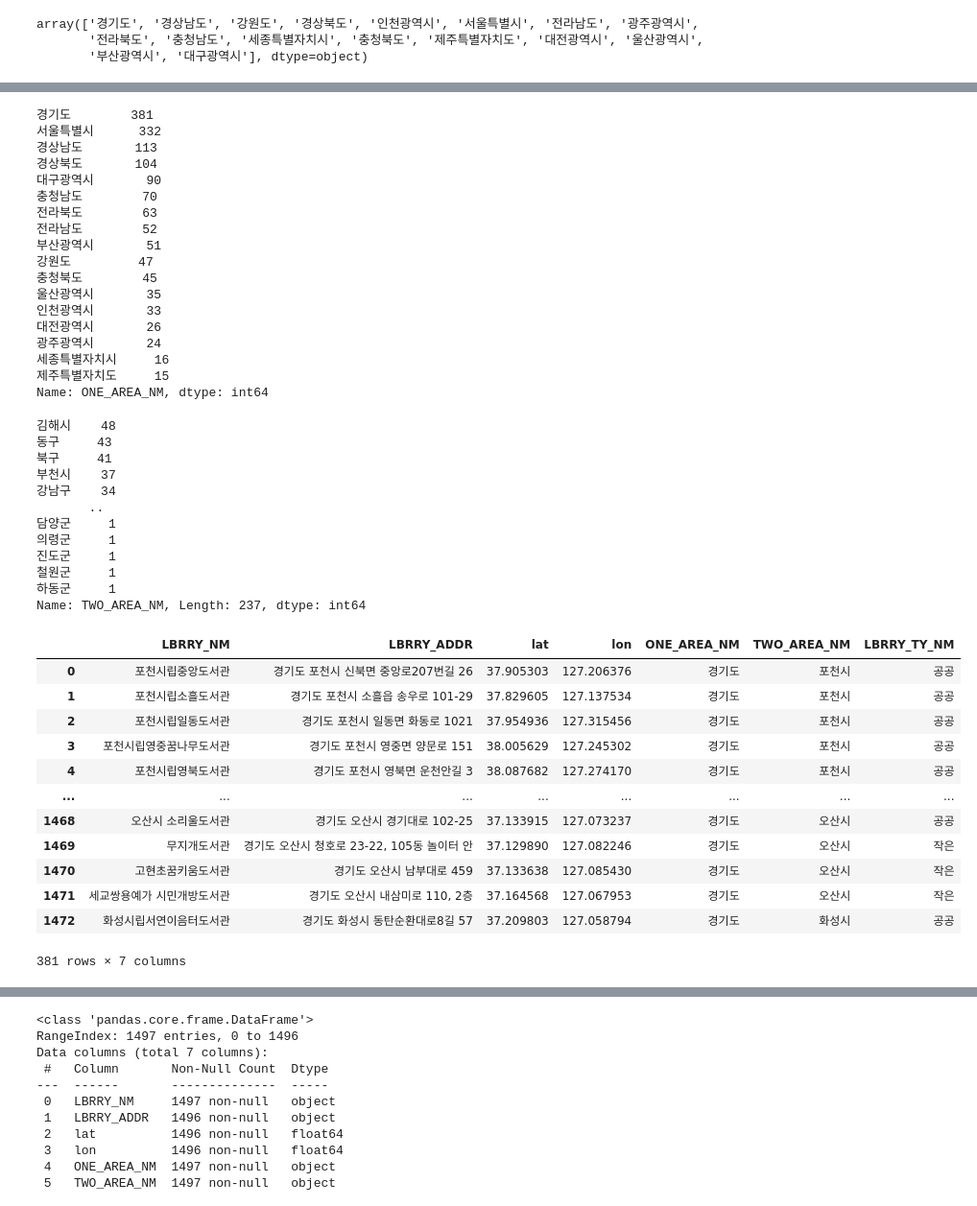
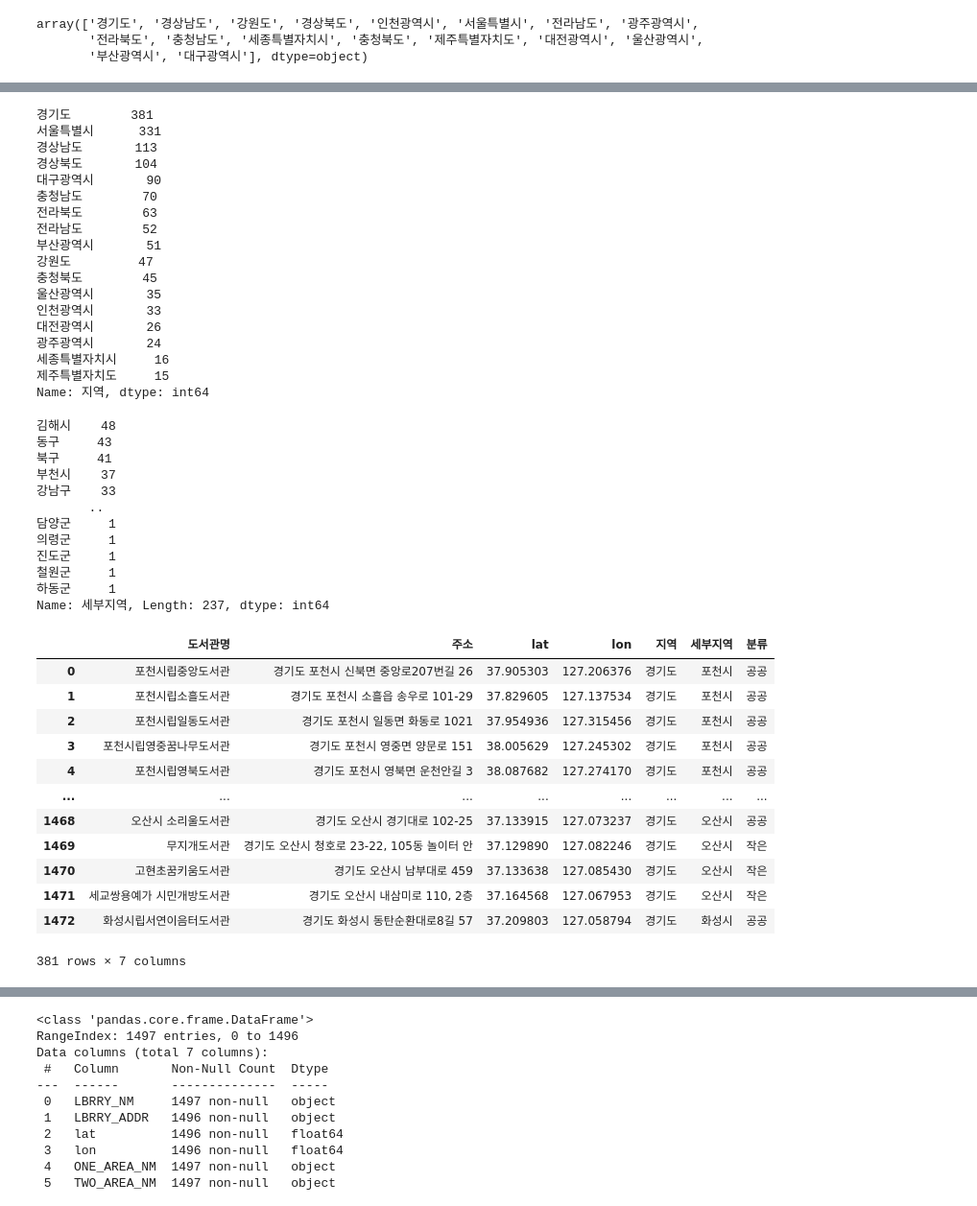
Before and after one commit to Yunwltn/Book-webdashboard, a Jupyter notebook: 도서관 정보.ipynb, the cells around one changed output, grey strips where cells are left out. Shown: that part at 96% size. Drawn from its saved outputs; the diff is of its cells as text; code cells hidden in the pictures.

```diff
--- a/도서관 정보.ipynb
+++ b/도서관 정보.ipynb
@@ -48,7 +48,8 @@ array(['경기도', '경상남도', '강원도', '경상북도', '인천광역
        '전라북도', '충청남도', '세종특별자치시', '충청북도', '제주특별자치도', '대전광역시', '울산광역시',
        '부산광역시', '대구광역시'], dtype=object)
 # %%
-df = df.rename(columns={'LBRRY_LA' : 'lat', 'LBRRY_LO' : 'lon'})
+df = df.rename(columns={'LBRRY_NM' : '도서관명', 'LBRRY_ADDR' : '주소', 'LBRRY_LA' : 'lat', 'LBRRY_LO' : 'lon',
+                        'ONE_AREA_NM' : '지역', 'TWO_AREA_NM' : '세부지역', 'LBRRY_TY_NM' : '분류'})
 # %%
 df
 # %% [output]
@@ -80,10 +69,12 @@ df.describe()
+# %%
+df = df.dropna()
 # %%
 # 지역별 도서관 정보
 # %%
-df['ONE_AREA_NM'].value_counts()
+df['지역'].value_counts()
 # %% [output]
 경기도        381
-서울특별시      332
+서울특별시      331
 경상남도       113
 경상북도       104
 대구광역시       90
@@ -99,28 +90,28 @@ df['ONE_AREA_NM'].value_counts()
 광주광역시       24
 세종특별자치시     16
 제주특별자치도     15
-Name: ONE_AREA_NM, dtype: int64
+Name: 지역, dtype: int64
 # %%
-df['TWO_AREA_NM'].value_counts()
+df['세부지역'].value_counts()
 # %% [output]
 김해시    48
 동구     43
 북구     41
 부천시    37
-강남구    34
+강남구    33
        ..
 담양군     1
 의령군     1
 진도군     1
 철원군     1
 하동군     1
-Name: TWO_AREA_NM, Length: 237, dtype: int64
+Name: 세부지역, Length: 237, dtype: int64
 # %%
 # 경기도의 도서관
 # %%
-df.loc[df['ONE_AREA_NM'] == '경기도']
+df.loc[df['지역'] == '경기도']
 # %% [output]
-|  | LBRRY_NM | LBRRY_ADDR | lat | lon | ONE_AREA_NM | TWO_AREA_NM | LBRRY_TY_NM |
+|  | 도서관명 | 주소 | lat | lon | 지역 | 세부지역 | 분류 |
 | 0 | 포천시립중앙도서관 | 경기도 포천시 신북면 중앙로207번길 26 | 37.905303 | 127.206376 | 경기도 | 포천시 | 공공 |
 | 1 | 포천시립소흘도서관 | 경기도 포천시 소흘읍 송우로 101-29 | 37.829605 | 127.137534 | 경기도 | 포천시 | 공공 |
 | 2 | 포천시립일동도서관 | 경기도 포천시 일동면 화동로 1021 | 37.954936 | 127.315456 | 경기도 | 포천시 | 공공 |
```
Also changed, not shown: parts of 6 cells of this notebook, 5 other files.
